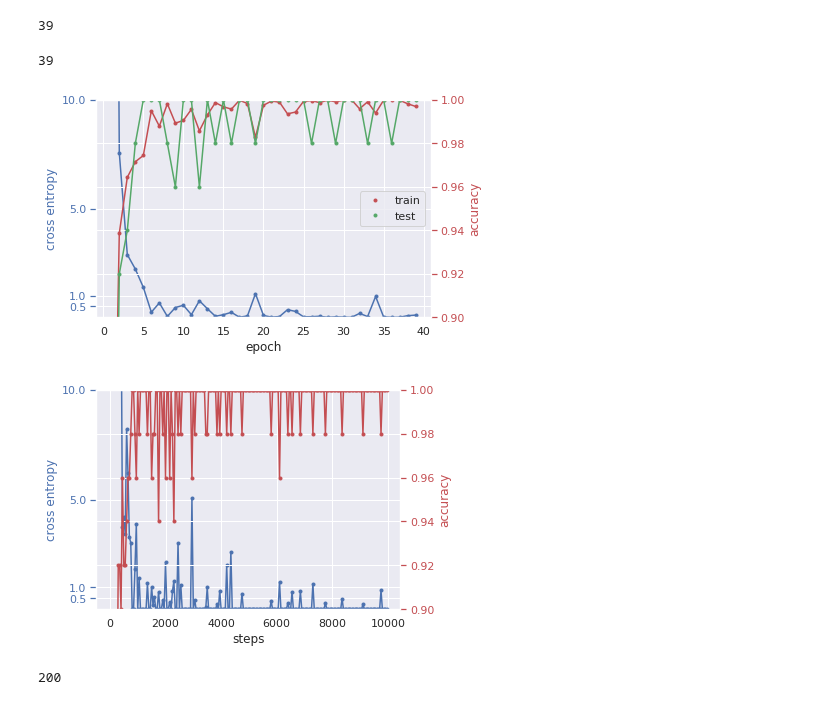
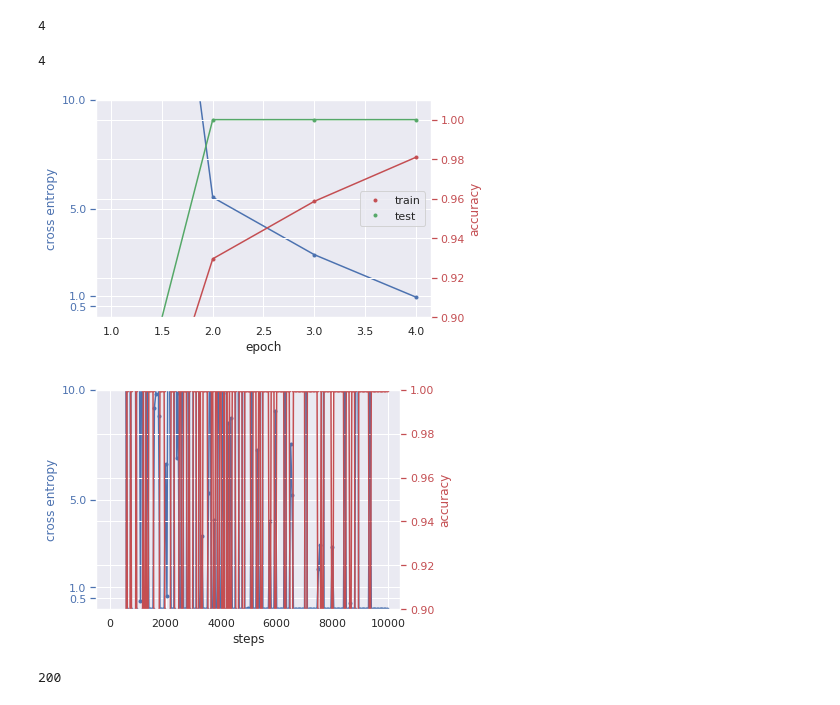
Before and after one commit to JeronimoMontero/AUT-CNN-TUB, a Jupyter notebook: Notebooks/test_graph.ipynb, the cells around one changed output. Saved outputs shown, nothing was run; the diff lists cells and outputs as text; code cells hidden in the pictures.

```diff
--- a/Notebooks/test_graph.ipynb
+++ b/Notebooks/test_graph.ipynb
@@ -3,7 +3,7 @@ import matplotlib.pyplot as plt
 import seaborn as sns
 sns.set()
 # %%
-with open('/home/jeronimo/Downloads/model.log') as f:
+with open('/home/jeronimo/git/AUT-CNN-TUB/Data/Models/aws_28/model_merge_28_b5_s10000_2018-09-05_18-09/model.log') as f:
     f = f.readlines()
 # %%
 steps_entro = []
@@ -32,45 +32,45 @@ for line in f:
 # %%
 len(epoch)
 # %% [output]
-39
+4
 # %%
 len(epoch_ac_train)
 # %% [output]
-39
+4
 # %%
 
 fig, ax1 = plt.subplots()
 ax1.plot(epoch, epoch_entro_test, 'b.')
 ax1.plot(epoch, epoch_entro_test, 'b')
 ax1.set_ylim([0,10])
 #ax1.set_yscale('symlog')
 ax1.set_xlabel('epoch')
 # Make the y-axis label, ticks and tick labels match the line color.
 
 ax1.set_ylabel('cross entropy', color='b')
 ax1.tick_params('y', colors='b')
 ax1.set_yticks([10,5,1,0.5])
 
 
 ax2 = ax1.twinx()
 ax2.set_ylim([0.9,1])
 #ax2.set_yscale('log')
 ax2.plot(epoch, epoch_ac_test, 'r.', label='train')
 ax2.plot(epoch, epoch_ac_test, 'r')
 ax2.set_ylabel('accuracy', color='r')
 ax2.tick_params('y', colors='r')
 
 ax3 = ax2
-ax3.set_ylim([0.9,1])
+ax3.set_ylim([0.9,1.01])
 #ax2.set_yscale('log')
 ax3.plot(epoch, epoch_ac_train, 'g.', label='test')
 ax3.plot(epoch, epoch_ac_train, 'g')
 #ax3.set_ylabel('accuracy', color='r')
 #ax3.tick_params('y', colors='g')
 ax3.legend(loc=7)
 plt.show()
 # %% [output]
-[figure, old version]
+[figure, new version]
 # %%
 
 fig, ax1 = plt.subplots()
@@ -96,7 +96,7 @@ ax2.tick_params('y', colors='r')
 fig.tight_layout()
 plt.show()
 # %% [output]
-[figure, old version]
+[figure, new version]
 # %%
 len(steps_entro)
 # %% [output]
```
Also changed, not shown: parts of 4 cells of this notebook, 4 other files.
